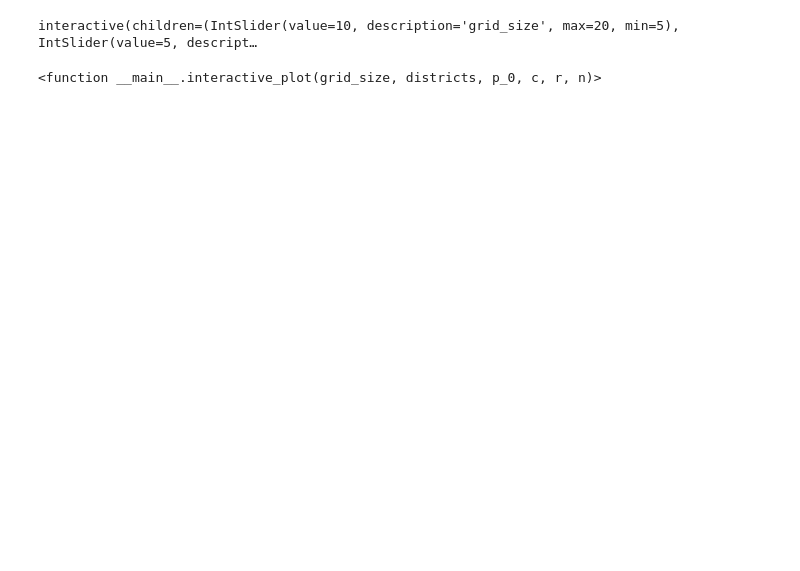
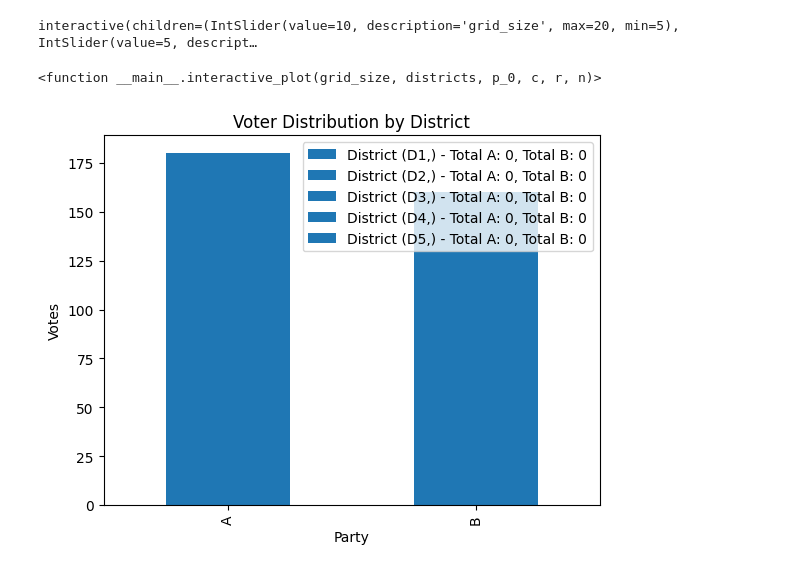
Before and after one commit to Mahdi-s/election_research, a Jupyter notebook: interactivebook.ipynb, the cells around one changed output. Saved outputs shown, nothing was run; the diff lists cells and outputs as text; code cells hidden in the pictures; blank space fills up the shorter version.

```diff
--- a/interactivebook.ipynb
+++ b/interactivebook.ipynb
@@ -188,3 +189,37 @@ interact(interactive_plot, grid_size=IntSlider(min=5, max=20, step=1, value=10),
 # %% [output]
 interactive(children=(IntSlider(value=10, description='grid_size', max=20, min=5), IntSlider(value=5, descript…
 <function __main__.interactive_plot(grid_size, districts, p_0, c, r, n)>
+# %%
+import pandas as pd
+import matplotlib.pyplot as plt
+import numpy as np
+
+# Sample data for demonstration
+data = {
+    'Party': ['A', 'B', 'A', 'B', 'A', 'B', 'A', 'B', 'A', 'B'],
+    'Votes': [100, 80, 150, 130, 120, 110, 160, 140, 180, 160],
+    'District': ['D1', 'D1', 'D2', 'D2', 'D3', 'D3', 'D4', 'D4', 'D5', 'D5']
+}
+
+df = pd.DataFrame(data)
+
+# Calculate the total votes for each party
+total_votes = df.groupby('Party')['Votes'].sum()
+
+# Plotting the voter distribution
+fig, ax = plt.subplots()
+
+for key, grp in df.groupby(['District']):
+    ax = grp.plot(ax=ax, kind='bar', x='Party', y='Votes', label=key)
+
+# Creating custom legend
+handles, labels = ax.get_legend_handles_labels()
+legend_labels = [f"District {label} - Total A: {df[df['District']==label].loc[df['Party']=='A', 'Votes'].sum()}, Total B: {df[df['District']==label].loc[df['Party']=='B', 'Votes'].sum()}" for label in labels]
+
+plt.legend(handles, legend_labels)
+plt.title("Voter Distribution by District")
+plt.xlabel("Party")
+plt.ylabel("Votes")
+plt.show()
+# %% [output]
+[figure, added]
```
Also changed, not shown: parts of 2 cells of this notebook, 1 other file.
